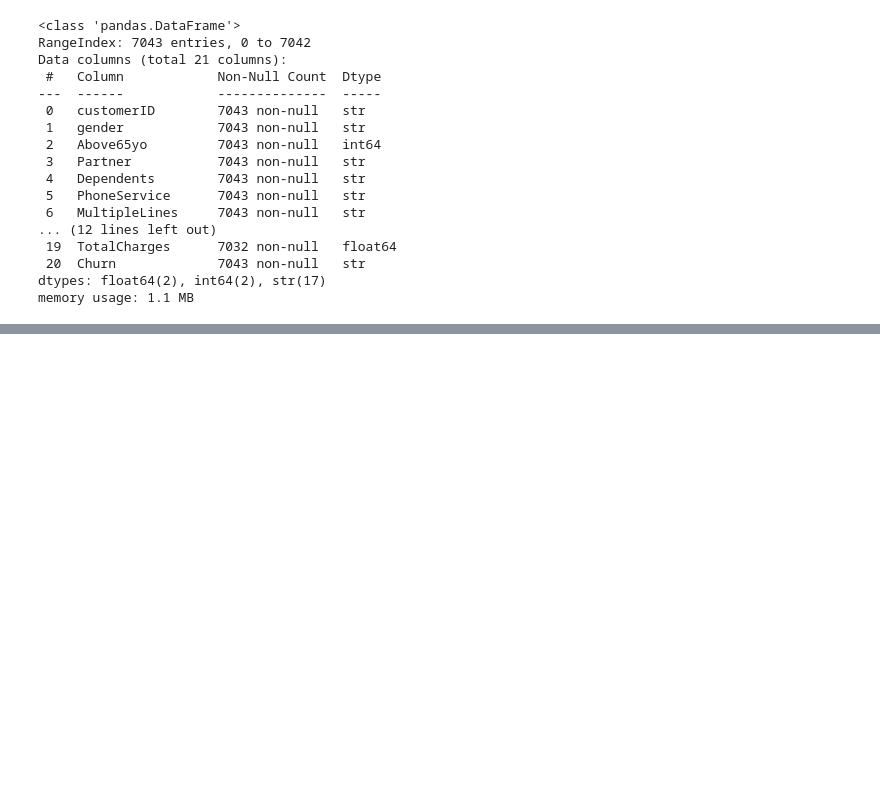
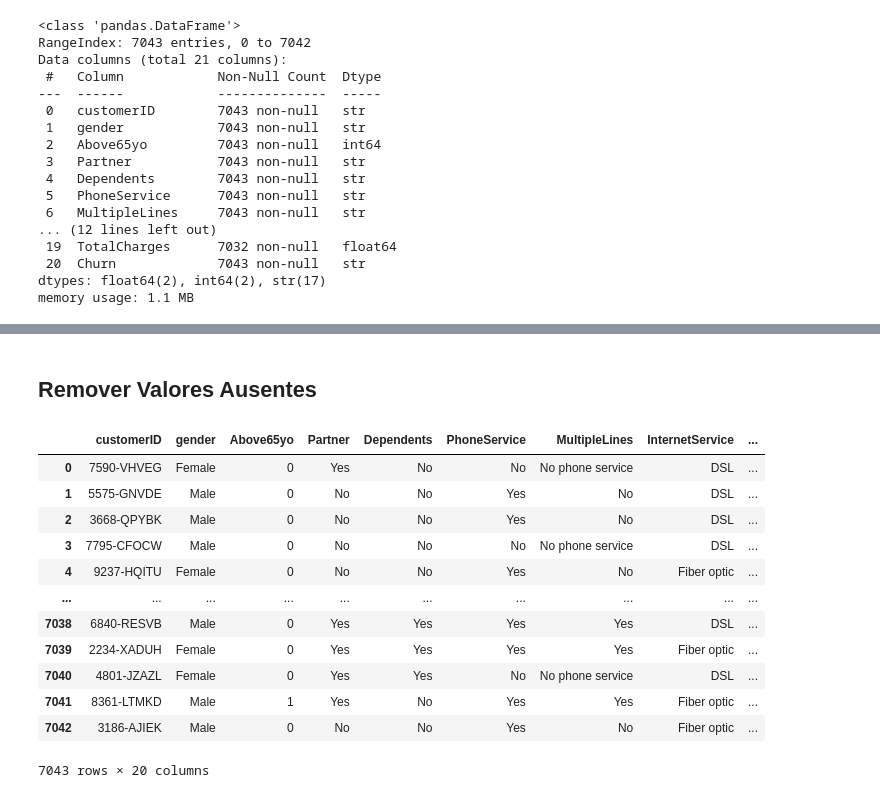
Before and after one commit to Matheusmslopes/EDA, a Jupyter notebook: eda_churn.ipynb, the cells around one changed output, grey strips where cells are left out. Cells and saved outputs as stored; diff of their text form; code cells hidden in the pictures; blank space fills up the shorter version.

```diff
--- a/eda_churn.ipynb
+++ b/eda_churn.ipynb
@@ -382,0 +435,20 @@ memory usage: 1.1 MB
+# %% [markdown]
+## Remover Valores Ausentes
+# %%
+# Remover de forma direta e especifíca a coluna que possui valores ausentes
+# Não aplica ao database, apenas mostra como ficaria essa operação (falta inplace=True)
+df_churn.drop(columns=['TotalCharges'], axis=2)
+# %% [output]
+|  | customerID | gender | Above65yo | Partner | Dependents | PhoneService | MultipleLines | InternetService | ... |
+| 0 | 7590-VHVEG | Female | 0 | Yes | No | No | No phone service | DSL | ... |
+| 1 | 5575-GNVDE | Male | 0 | No | No | Yes | No | DSL | ... |
+| 2 | 3668-QPYBK | Male | 0 | No | No | Yes | No | DSL | ... |
+| 3 | 7795-CFOCW | Male | 0 | No | No | No | No phone service | DSL | ... |
+| 4 | 9237-HQITU | Female | 0 | No | No | Yes | No | Fiber optic | ... |
+| ... | ... | ... | ... | ... | ... | ... | ... | ... | ... |
+| 7038 | 6840-RESVB | Male | 0 | Yes | Yes | Yes | Yes | DSL | ... |
+| 7039 | 2234-XADUH | Female | 0 | Yes | Yes | Yes | Yes | Fiber optic | ... |
+| 7040 | 4801-JZAZL | Female | 0 | Yes | Yes | No | No phone service | DSL | ... |
+| 7041 | 8361-LTMKD | Male | 1 | Yes | No | Yes | Yes | Fiber optic | ... |
+| 7042 | 3186-AJIEK | Male | 0 | No | No | Yes | No | Fiber optic | ... |
+7043 rows × 20 columns
```
Also changed, not shown: parts of 9 cells of this notebook.
